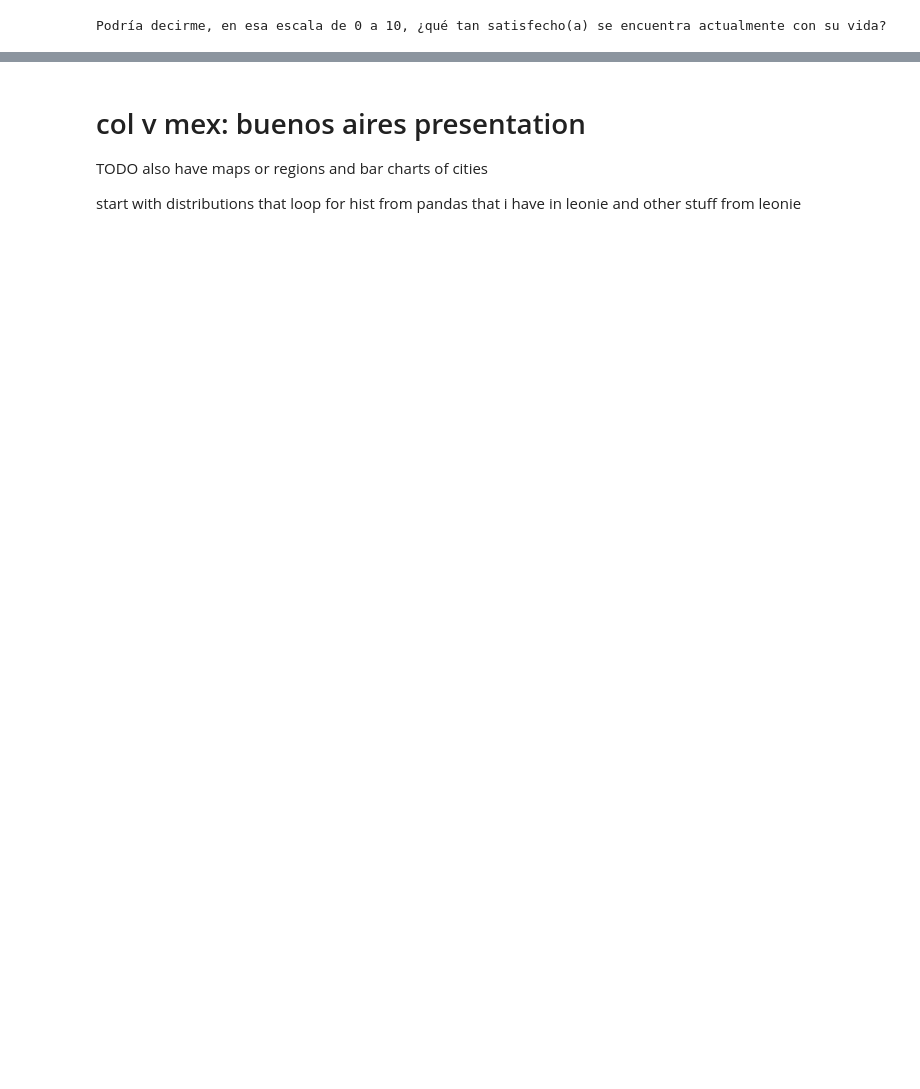
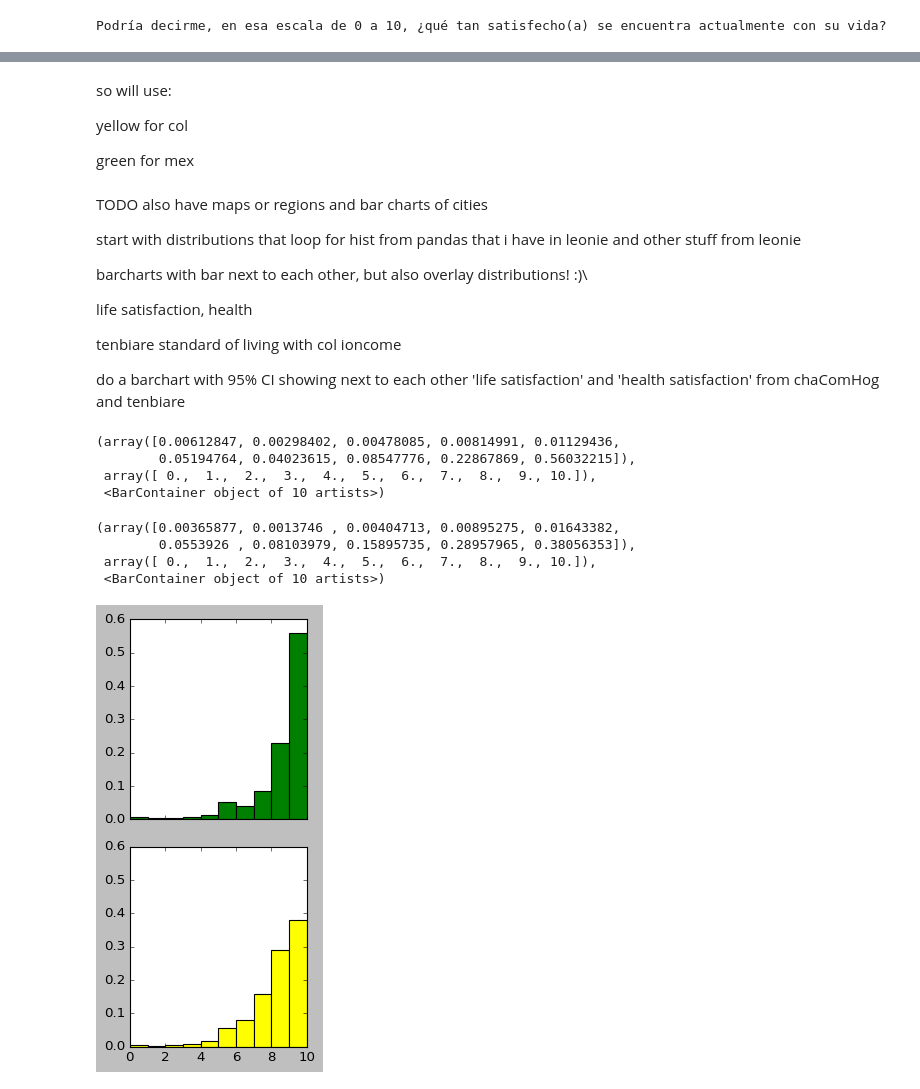
Before and after one commit to theaok/linaColMex, a Jupyter notebook: linaColMex.ipynb, the cells around one changed output, grey strips where cells are left out. Cells and saved outputs as stored; diff of their text form; code cells hidden in the pictures; blank space fills up the shorter version.

```diff
--- a/linaColMex.ipynb
+++ b/linaColMex.ipynb
@@ -831,6 +836,7 @@ dtype: int64
 #https://www.inegi.org.mx/rnm/index.php/catalog/730/data-dictionary/F20?file_name=TENBIARE
 tenbiare.rename(columns={
     'PA1': 'life satisfaction',
-
+    'PA3_01': 'standard of living',
+    'PA3_02': 'health satisfaction'
     }, inplace=True)
 #tenbiare.columns
@@ -845,5 +864,38 @@ Podría decirme, en esa escala de 0 a 10, ¿qué tan satisfecho(a) se encuentra
+# %% [markdown]
+so will use:
+
+yellow for col
+
+green for mex
 # %% [markdown]
-# col v mex: buenos aires presentation
 TODO also have maps or regions and bar charts of cities
 
 start with distributions that loop for hist from pandas that i have in leonie and other stuff from leonie
+
+barcharts with bar next to each other, but also overlay distributions! :)\
+
+life satisfaction, health
+
+tenbiare standard of living with col ioncome
+
+do a barchart with 95% CI showing next to each other 'life satisfaction' and 'health satisfaction' from chaComHog and tenbiare
+# %%
+fig, axs = plt.subplots(2, 1, sharex=True,sharey=True, tight_layout=True, figsize = (3, 6),
+    gridspec_kw={'height_ratios': [1, 1]}) #2row1col 1:3 height ratio #note indentation bc it continues from line before
+axs[0].hist(tenbiare['life satisfaction'] ,alpha=1, density=True,color='green')
+#axs[0].set_yticklabels('')
+axs[1].hist(chaComHog['life satisfaction'],alpha=1,density=True,color='yellow') #edgecolor="black" ,color="green" histtype=u'step' alpha=.5
+#axs[1].set_xlabel('mpg')
+#axs[1].set_ylabel('count')
+
+#TODO 11 steps (0-11) on x axis!!!!
+# %% [output]
+(array([0.00612847, 0.00298402, 0.00478085, 0.00814991, 0.01129436,
+        0.05194764, 0.04023615, 0.08547776, 0.22867869, 0.56032215]),
+ array([ 0.,  1.,  2.,  3.,  4.,  5.,  6.,  7.,  8.,  9., 10.]),
+ <BarContainer object of 10 artists>)
+(array([0.00365877, 0.0013746 , 0.00404713, 0.00895275, 0.01643382,
+        0.0553926 , 0.08103979, 0.15895735, 0.28957965, 0.38056353]),
+ array([ 0.,  1.,  2.,  3.,  4.,  5.,  6.,  7.,  8.,  9., 10.]),
+ <BarContainer object of 10 artists>)
+[figure, added]
```
Also changed, not shown: parts of 8 cells of this notebook.
